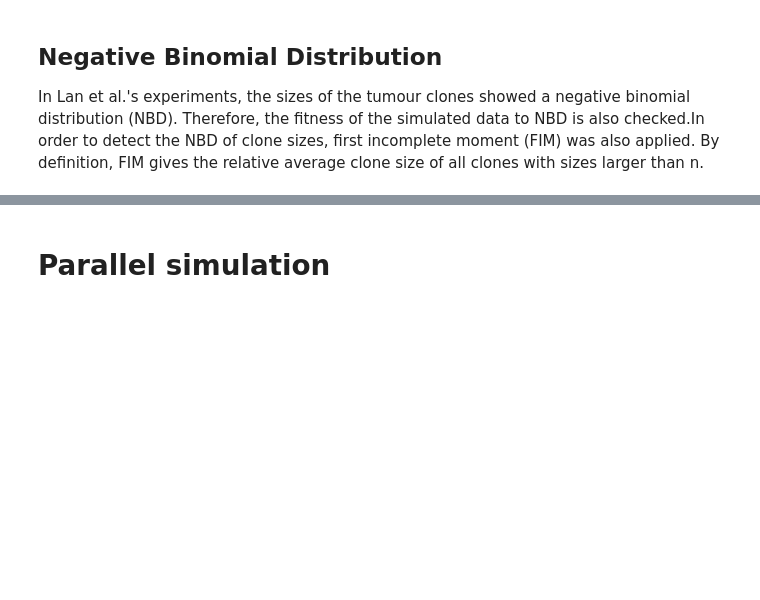
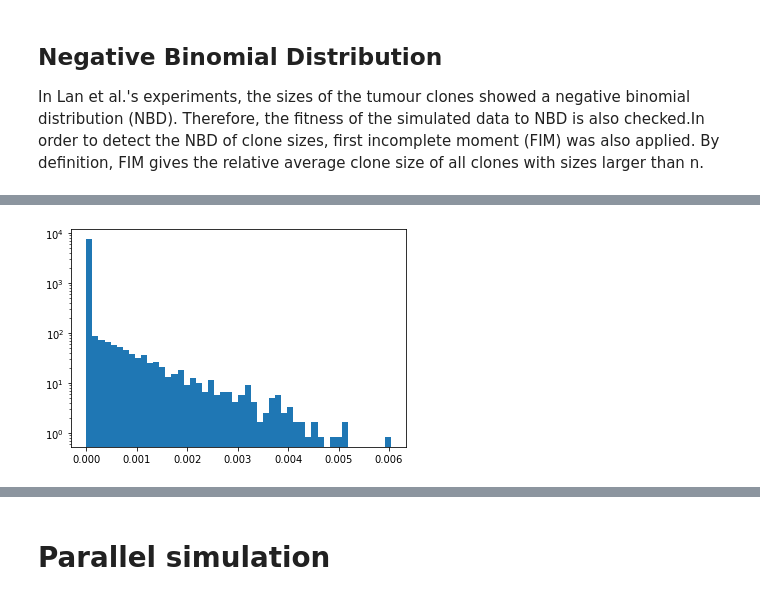
Before and after one commit to HuairenZhang/glioblastoma, a Jupyter notebook: ClonalGrowthSimulation.ipynb, the cells around one changed output, grey strips where cells are left out. Saved outputs shown, nothing was run; the diff lists cells and outputs as text; code cells hidden in the pictures; blank space fills up the shorter version.

```diff
--- a/ClonalGrowthSimulation.ipynb
+++ b/ClonalGrowthSimulation.ipynb
@@ -454 +518,9 @@ def firstIncompleteMomentLogPlot(cloneSize):
+# %%
+clone = cloneSize["tertiary"]
+frequency = clone/sum(clone)
+plt.hist(frequency, bins = 50, density = True)
+# plt.title("distribution of simulated barcode frequency")
+plt.yscale('log')
+# %% [output]
+[figure, added]
 # %%
```
Also changed, not shown: parts of 21 cells of this notebook.
